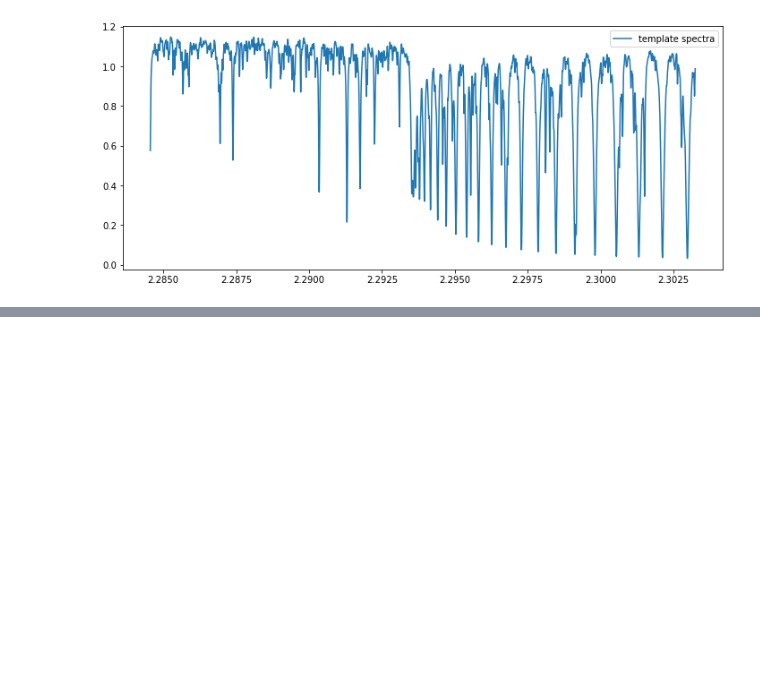
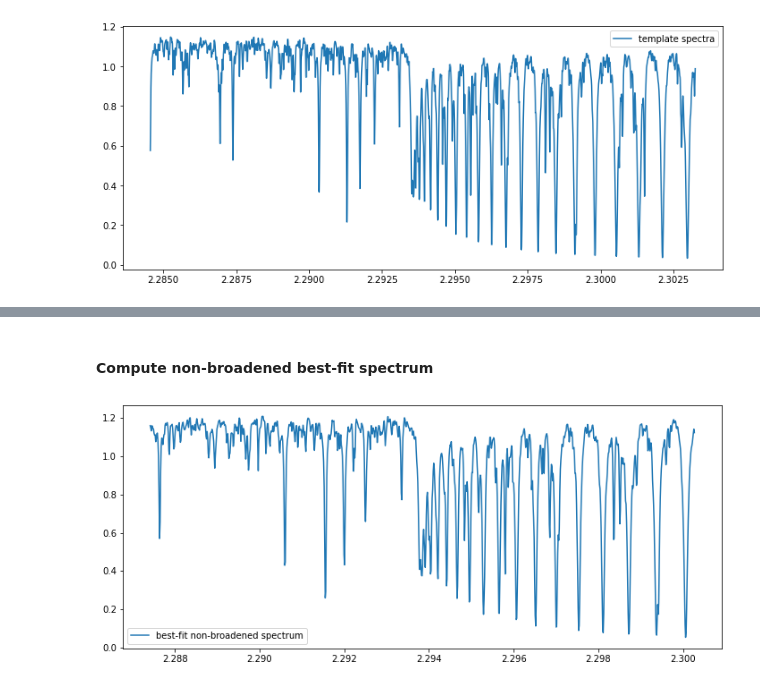
Before and after one commit to alphalyncis/dopplerimg, a Jupyter notebook: code/study.ipynb, the cells around one changed output, grey strips where cells are left out. Drawn from its saved outputs; the diff is of its cells as text; code cells hidden in the pictures; blank space fills up the shorter version.

```diff
--- a/code/study.ipynb
+++ b/code/study.ipynb
@@ -104,0 +123,12 @@ chipmods[band] = mymod
+# %% [markdown]
+#### Compute non-broadened best-fit spectrum
+# %%
+bestfit_params_nobroad = np.concatenate((np.zeros(2), bestfit_params[2:]))
+bestfit_spec_nobroad, bestfit_wl_nobroad = mf.modelspec_template(bestfit_params_nobroad, *fitargs[1:-2], retlam=True)
+plt.figure(figsize=(12,5))
+plt.plot(bestfit_wl_nobroad, bestfit_spec_nobroad, label="best-fit non-broadened spectrum")
+plt.legend()
+chipmodnobroad = np.zeros((4, 1024), dtype=float)
+chipmodnobroad[band] = bestfit_spec_nobroad
+# %% [output]
+[figure, added]
```
Also changed, not shown: parts of 10 cells of this notebook, 2 other files.
